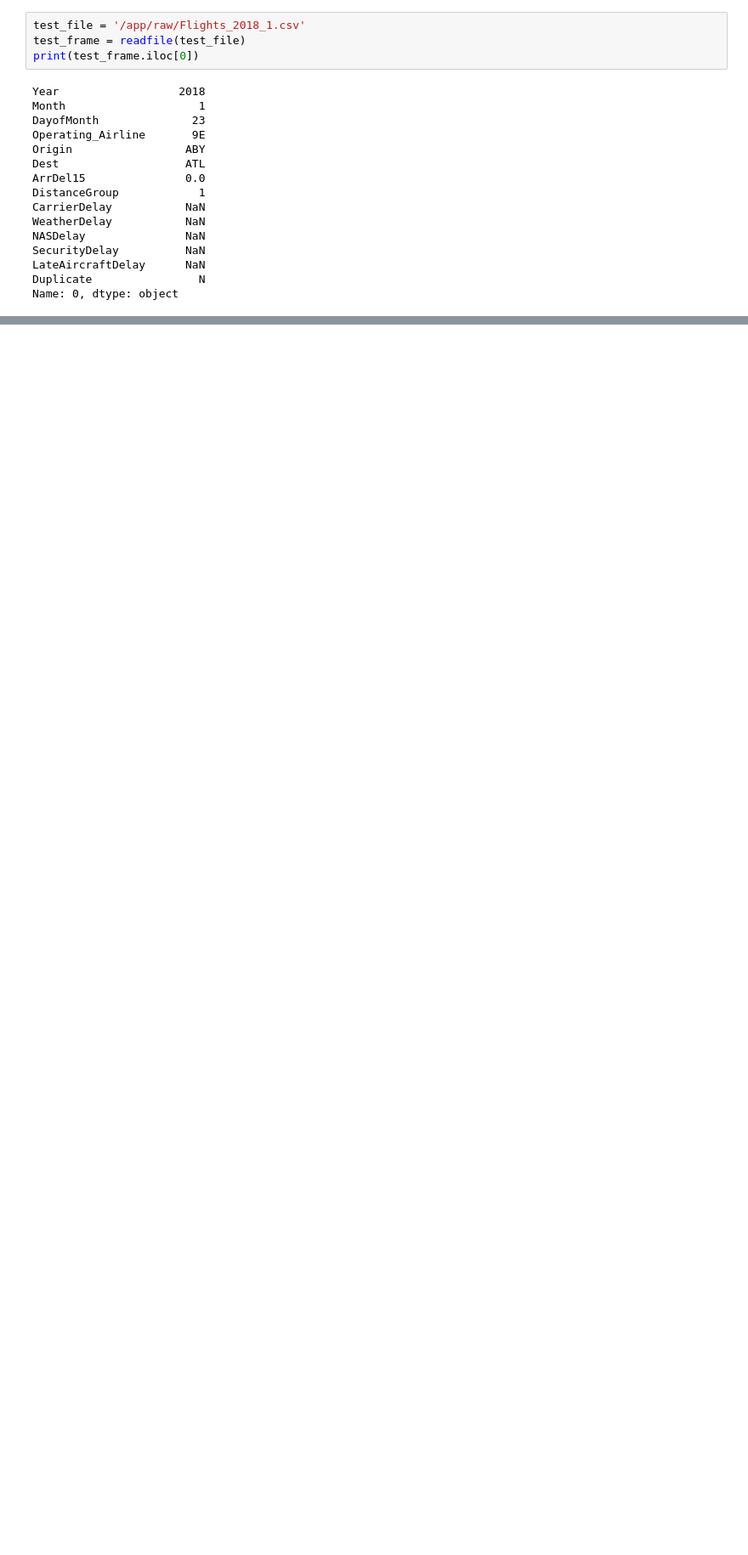
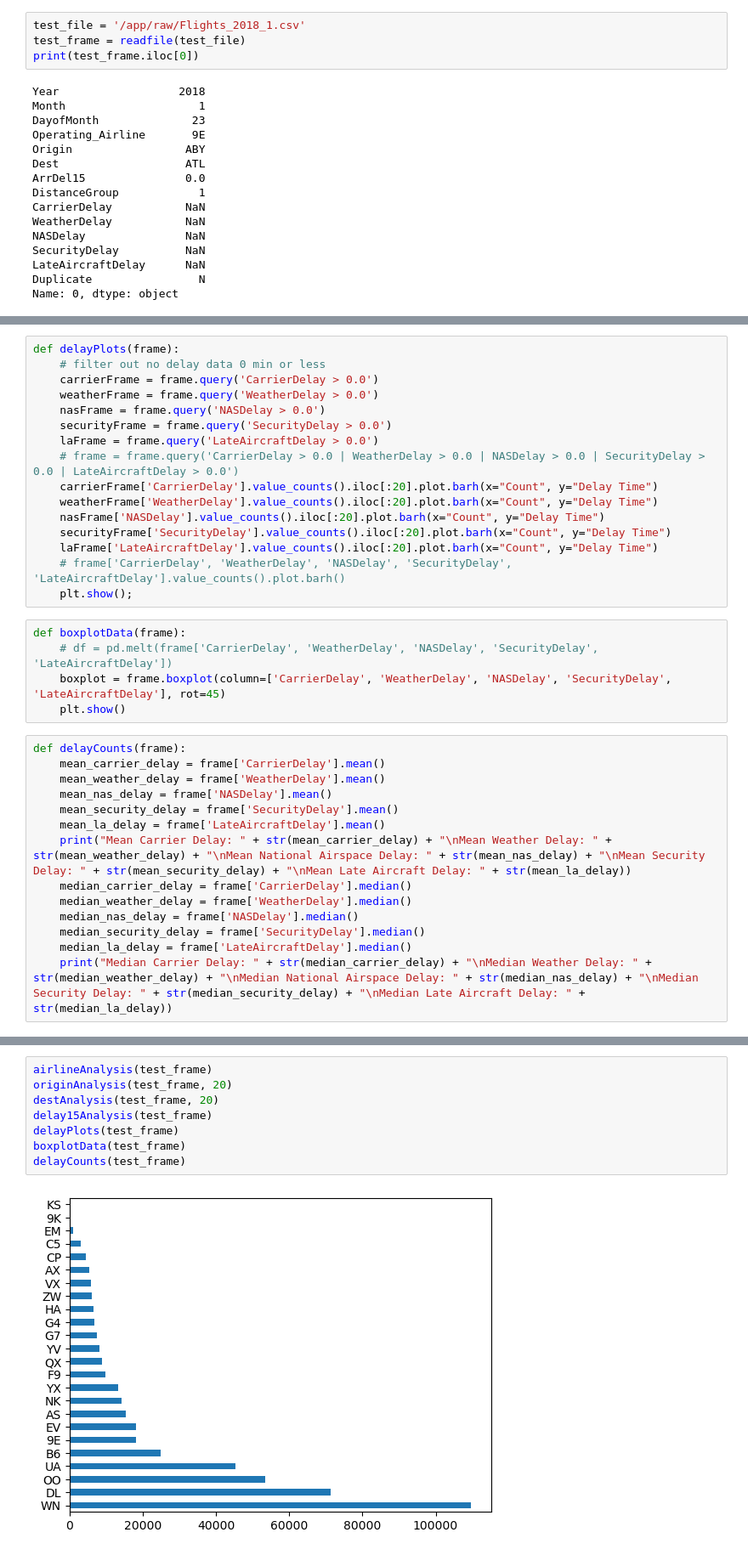
Before and after one commit to Noobify2012/CS6140-final-project, a Jupyter notebook: src/exploration/frame_builder.ipynb, the cells around one changed output, grey strips where cells are left out. Shown: that part at 85% size. Drawn from its saved outputs; the diff is of its cells as text; blank space fills up the shorter version.

```diff
--- a/src/exploration/frame_builder.ipynb
+++ b/src/exploration/frame_builder.ipynb
@@ -45,0 +61,35 @@ AttributeError: module 'matplotlib' has no attribute 'show'
+# %%
+def delayPlots(frame):
+    # filter out no delay data 0 min or less
+    carrierFrame = frame.query('CarrierDelay > 0.0')
+    weatherFrame = frame.query('WeatherDelay > 0.0')
+    nasFrame = frame.query('NASDelay > 0.0')
+    securityFrame = frame.query('SecurityDelay > 0.0')
+    laFrame = frame.query('LateAircraftDelay > 0.0')
+    # frame = frame.query('CarrierDelay > 0.0 | WeatherDelay > 0.0 | NASDelay > 0.0 | SecurityDelay > 0.0 | LateAircraftDelay > 0.0')
+    carrierFrame['CarrierDelay'].value_counts().iloc[:20].plot.barh(x="Count", y="Delay Time")
+    weatherFrame['WeatherDelay'].value_counts().iloc[:20].plot.barh(x="Count", y="Delay Time")
+    nasFrame['NASDelay'].value_counts().iloc[:20].plot.barh(x="Count", y="Delay Time")
+    securityFrame['SecurityDelay'].value_counts().iloc[:20].plot.barh(x="Count", y="Delay Time")
+    laFrame['LateAircraftDelay'].value_counts().iloc[:20].plot.barh(x="Count", y="Delay Time")
+    # frame['CarrierDelay', 'WeatherDelay', 'NASDelay', 'SecurityDelay', 'LateAircraftDelay'].value_counts().plot.barh()
+    plt.show();
+# %%
+def boxplotData(frame):
+    # df = pd.melt(frame['CarrierDelay', 'WeatherDelay', 'NASDelay', 'SecurityDelay', 'LateAircraftDelay'])
+    boxplot = frame.boxplot(column=['CarrierDelay', 'WeatherDelay', 'NASDelay', 'SecurityDelay', 'LateAircraftDelay'], rot=45)
+    plt.show()
+# %%
+def delayCounts(frame):
+    mean_carrier_delay = frame['CarrierDelay'].mean()
+    mean_weather_delay = frame['WeatherDelay'].mean()
+    mean_nas_delay = frame['NASDelay'].mean()
+    mean_security_delay = frame['SecurityDelay'].mean()
+    mean_la_delay = frame['LateAircraftDelay'].mean()
+    print("Mean Carrier Delay: " + str(mean_carrier_delay) + "\nMean Weather Delay: " + str(mean_weather_delay) + "\nMean National Airspace Delay: " + str(mean_nas_delay) + "\nMean Security Delay: " + str(mean_security_delay) + "\nMean Late Aircraft Delay: " + str(mean_la_delay))
+    median_carrier_delay = frame['CarrierDelay'].median()
+    median_weather_delay = frame['WeatherDelay'].median()
+    median_nas_delay = frame['NASDelay'].median()
+    median_security_delay = frame['SecurityDelay'].median()
+    median_la_delay = frame['LateAircraftDelay'].median()
+    print("Median Carrier Delay: " + str(median_carrier_delay) + "\nMedian Weather Delay: " + str(median_weather_delay) + "\nMedian National Airspace Delay: " + str(median_nas_delay) + "\nMedian Security Delay: " + str(median_security_delay) + "\nMedian Late Aircraft Delay: " + str(median_la_delay))
@@ -45,0 +99,10 @@ AttributeError: module 'matplotlib' has no attribute 'show'
+# %%
+airlineAnalysis(test_frame)
+originAnalysis(test_frame, 20)
+destAnalysis(test_frame, 20)
+delay15Analysis(test_frame)
+delayPlots(test_frame)
+boxplotData(test_frame)
+delayCounts(test_frame)
+# %% [output]
+[figure, added]
```
Also changed, not shown: parts of 10 cells of this notebook.
